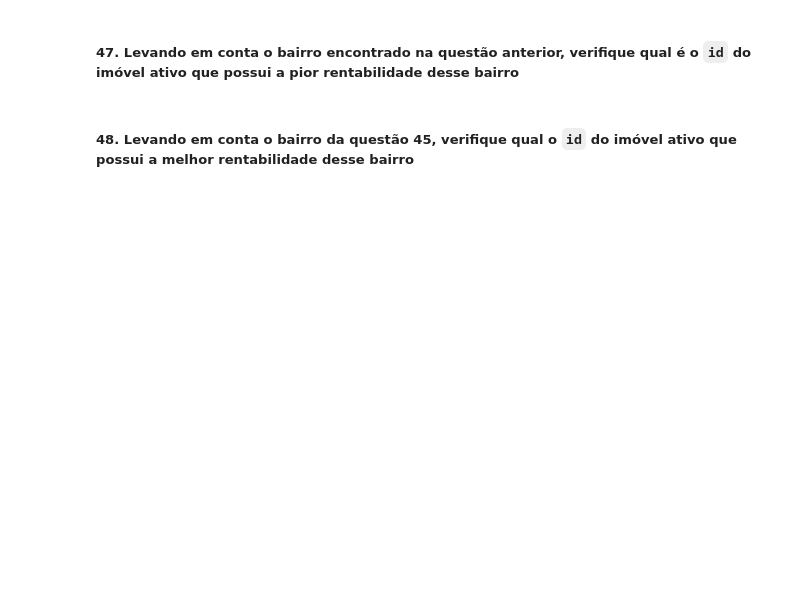
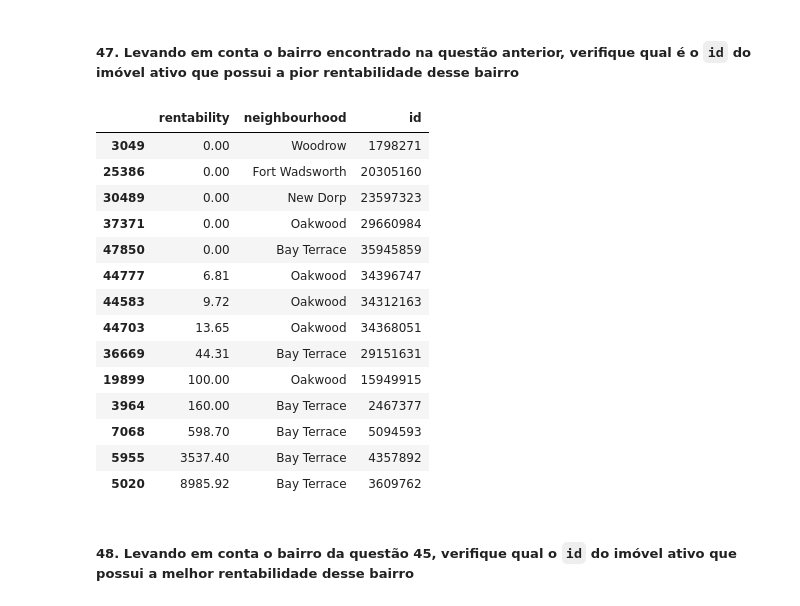
Before and after one commit to m4theus4ndr4de/insights-airbnb-nyc, a Jupyter notebook: airbnb_nyc_insights.ipynb, the cells around one changed output. Cells and saved outputs as stored; diff of their text form; code cells hidden in the pictures; blank space fills up the shorter version.

```diff
--- a/airbnb_nyc_insights.ipynb
+++ b/airbnb_nyc_insights.ipynb
@@ -417,4 +939,22 @@ $$ rentability = \frac{price * (minimoum\_nights + 1) * number\_of\_reviews}{\sq
 # %% [markdown]
 ##### 47. Levando em conta o bairro encontrado na questão anterior, verifique qual é o `id` do imóvel ativo que possui a pior rentabilidade desse bairro
+# %%
+df[['rentability', 'neighbourhood', 'id']].query("neighbourhood in ['Woodrow', 'New Dorp', 'Fort Wadsworth', 'Bay Terrace', 'Staten Island', 'Oakwood']").sort_values('rentability', ascending=True)
+# %% [output]
+|  | rentability | neighbourhood | id |
+| 3049 | 0.00 | Woodrow | 1798271 |
+| 25386 | 0.00 | Fort Wadsworth | 20305160 |
+| 30489 | 0.00 | New Dorp | 23597323 |
+| 37371 | 0.00 | Oakwood | 29660984 |
+| 47850 | 0.00 | Bay Terrace | 35945859 |
+| 44777 | 6.81 | Oakwood | 34396747 |
+| 44583 | 9.72 | Oakwood | 34312163 |
+| 44703 | 13.65 | Oakwood | 34368051 |
+| 36669 | 44.31 | Bay Terrace | 29151631 |
+| 19899 | 100.00 | Oakwood | 15949915 |
+| 3964 | 160.00 | Bay Terrace | 2467377 |
+| 7068 | 598.70 | Bay Terrace | 5094593 |
+| 5955 | 3537.40 | Bay Terrace | 4357892 |
+| 5020 | 8985.92 | Bay Terrace | 3609762 |
 # %% [markdown]
 ##### 48. Levando em conta o bairro da questão 45, verifique qual o `id` do imóvel ativo que possui a melhor rentabilidade desse bairro
```
Also changed, not shown: parts of 68 cells of this notebook, 2 other files.
